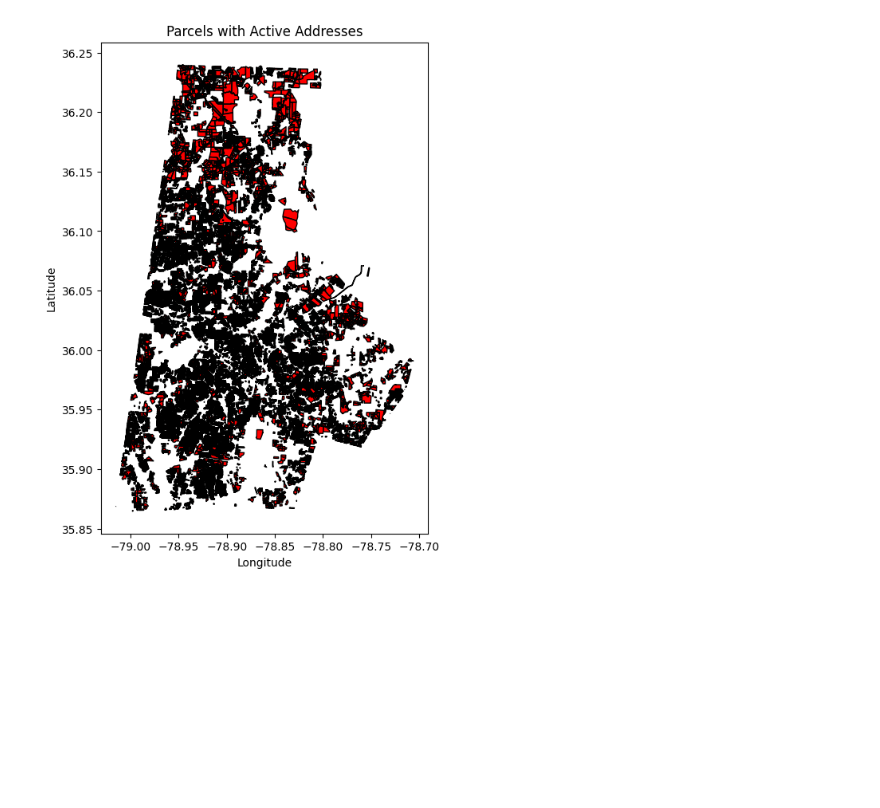
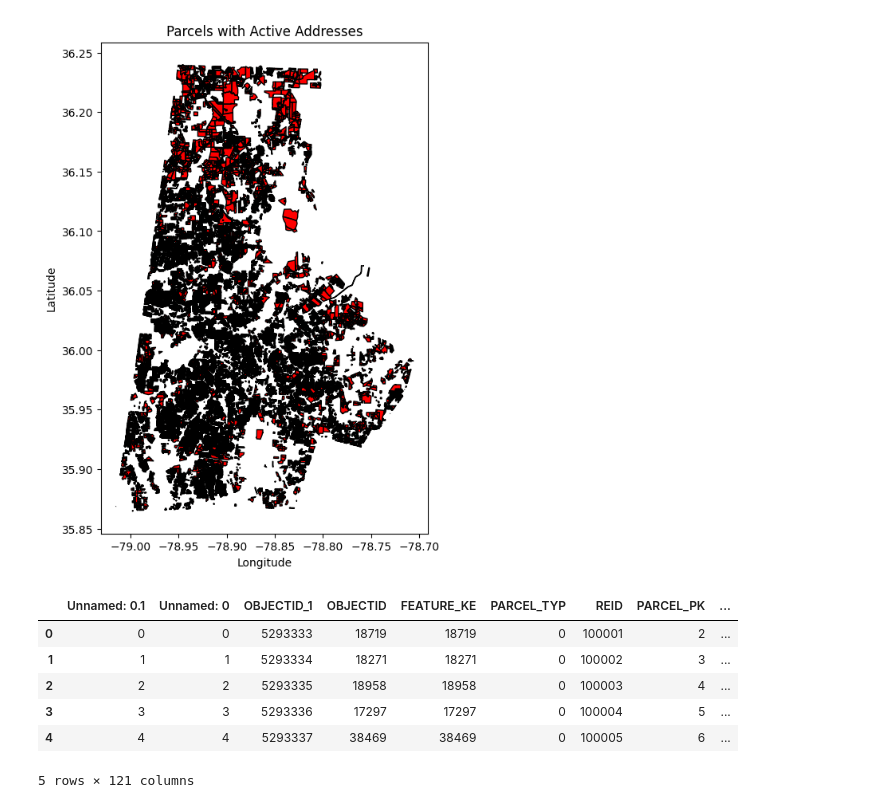
Before and after one commit to alexbarr1303/durham-public-schools, a Jupyter notebook: src/joins_dp.ipynb, the cells around one changed output. Saved outputs shown, nothing was run; the diff lists cells and outputs as text; code cells hidden in the pictures; blank space fills up the shorter version.

```diff
--- a/src/joins_dp.ipynb
+++ b/src/joins_dp.ipynb
@@ -305,3 +317,25 @@ parcels_with_counts_subset_filtered.drop(
 ).query("address_count > 0").sort_values(by="address_count", ascending=False).to_excel(
     "../data/outputs/residential_parcels.xlsx", index=None
 )
+# %%
+df = pd.read_csv('../data/ParcelsRESnoAPTS.csv')
+
+from geopandas import GeoDataFrame
+
+from shapely.geometry import Point
+
+geometry = [Point(xy) for xy in zip(df.Longitude, df.Latitude)]
+df = df.drop(['Longitude', 'Latitude'], axis=1)
+gdf = GeoDataFrame(df, crs="EPSG:4326", geometry=geometry)
+
+#gdf.to_file('parcels_no_apts.gdb')
+
+gdf.head()
+# %% [output]
+|  | Unnamed: 0.1 | Unnamed: 0 | OBJECTID_1 | OBJECTID | FEATURE_KE | PARCEL_TYP | REID | PARCEL_PK | ... |
+| 0 | 0 | 0 | 5293333 | 18719 | 18719 | 0 | 100001 | 2 | ... |
+| 1 | 1 | 1 | 5293334 | 18271 | 18271 | 0 | 100002 | 3 | ... |
+| 2 | 2 | 2 | 5293335 | 18958 | 18958 | 0 | 100003 | 4 | ... |
+| 3 | 3 | 3 | 5293336 | 17297 | 17297 | 0 | 100004 | 5 | ... |
+| 4 | 4 | 4 | 5293337 | 38469 | 38469 | 0 | 100005 | 6 | ... |
+5 rows × 121 columns
```
Also changed, not shown: parts of 3 cells of this notebook.
